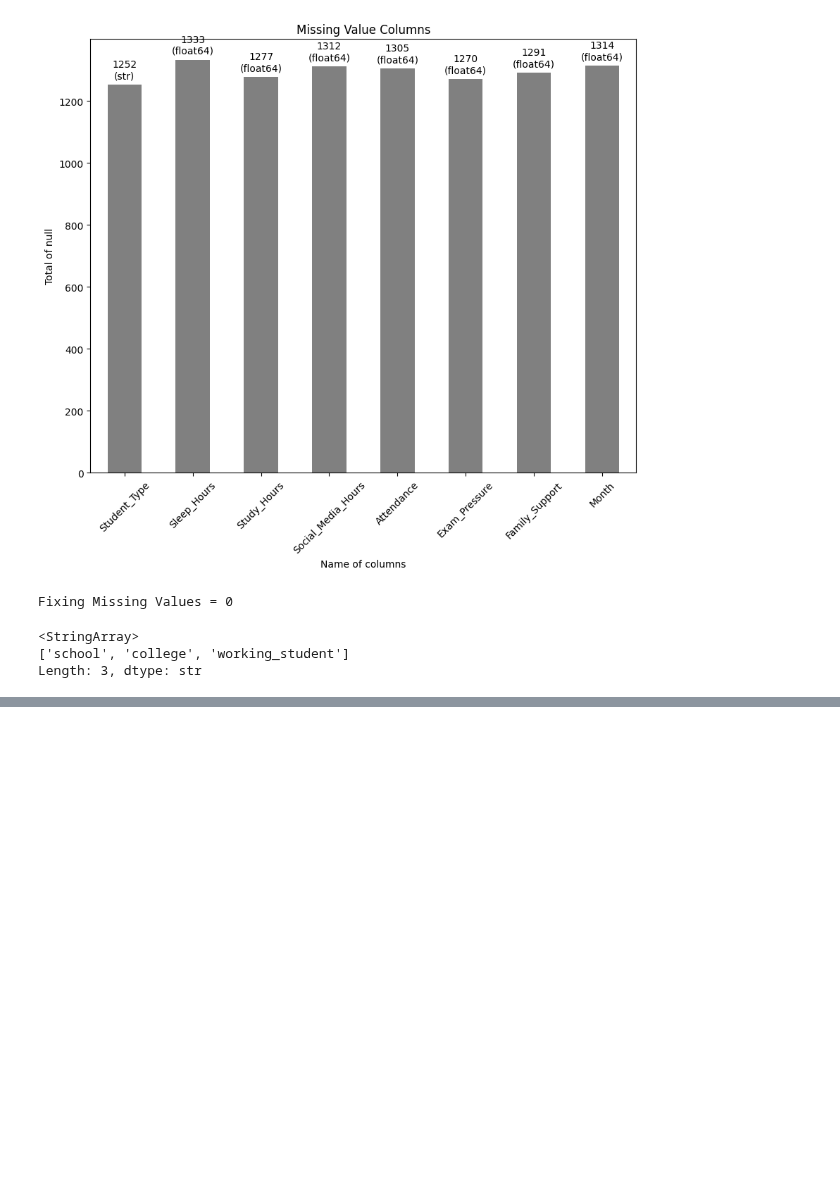
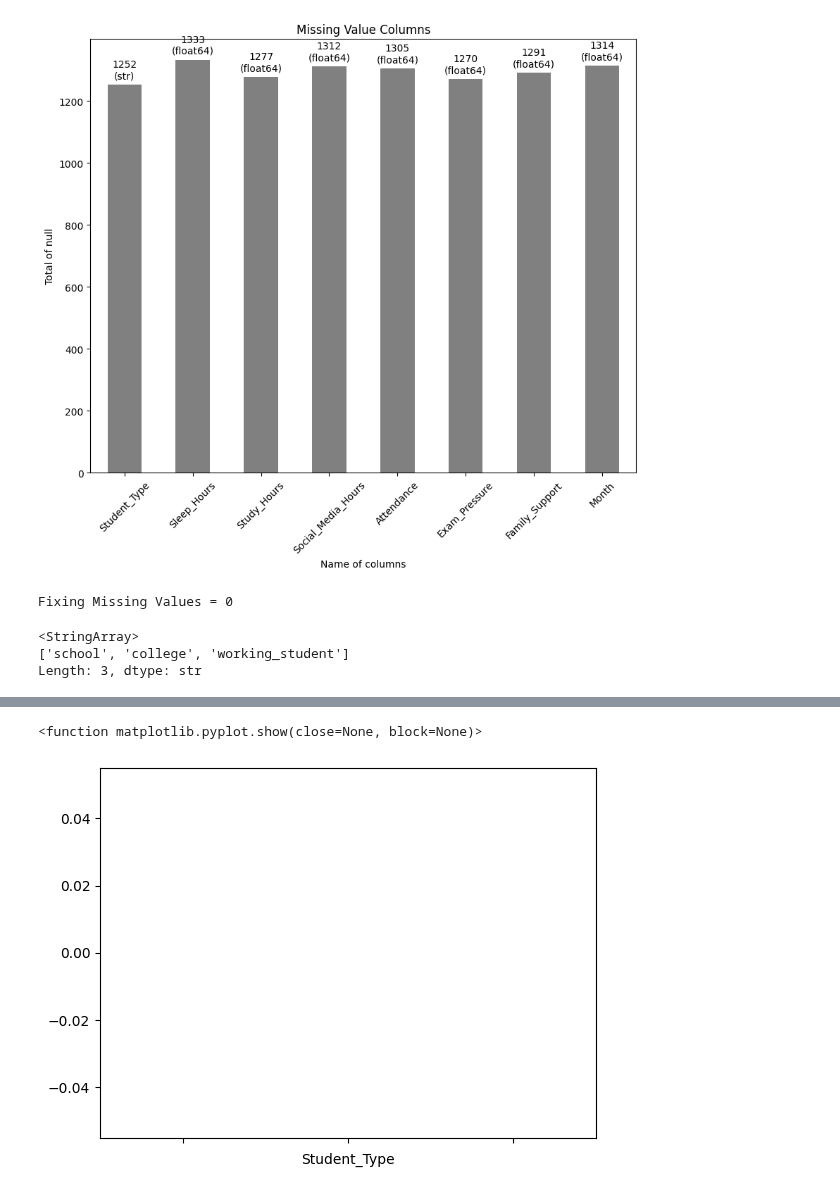
Before and after one commit to tiopramana/machine_learning, a Jupyter notebook: Project/Student_Life_Style/main.ipynb, the cells around one changed output, grey strips where cells are left out. Saved outputs shown, nothing was run; the diff lists cells and outputs as text; code cells hidden in the pictures; blank space fills up the shorter version.

```diff
--- a/Project/Student_Life_Style/main.ipynb
+++ b/Project/Student_Life_Style/main.ipynb
@@ -91,0 +112,14 @@ Length: 3, dtype: str
+# %%
+# Data visualtization EDA
+
+label = ['School', 'College', 'Working_Student']
+
+filtered_label = df['Student_Type'].value_counts().reindex(label).plot.bar(color=['black', 'red', 'gray'])
+filtered_label.bar_label(filtered_label.containers[0], labels=label, label_type='center', color='white', rotation=90, fontsize=16, fontweight='bold')
+
+filtered_label.set_xticklabels([])
+
+plt.show
+# %% [output]
+<function matplotlib.pyplot.show(close=None, block=None)>
+[figure, added]
```
Also changed, not shown: parts of 5 cells of this notebook.
